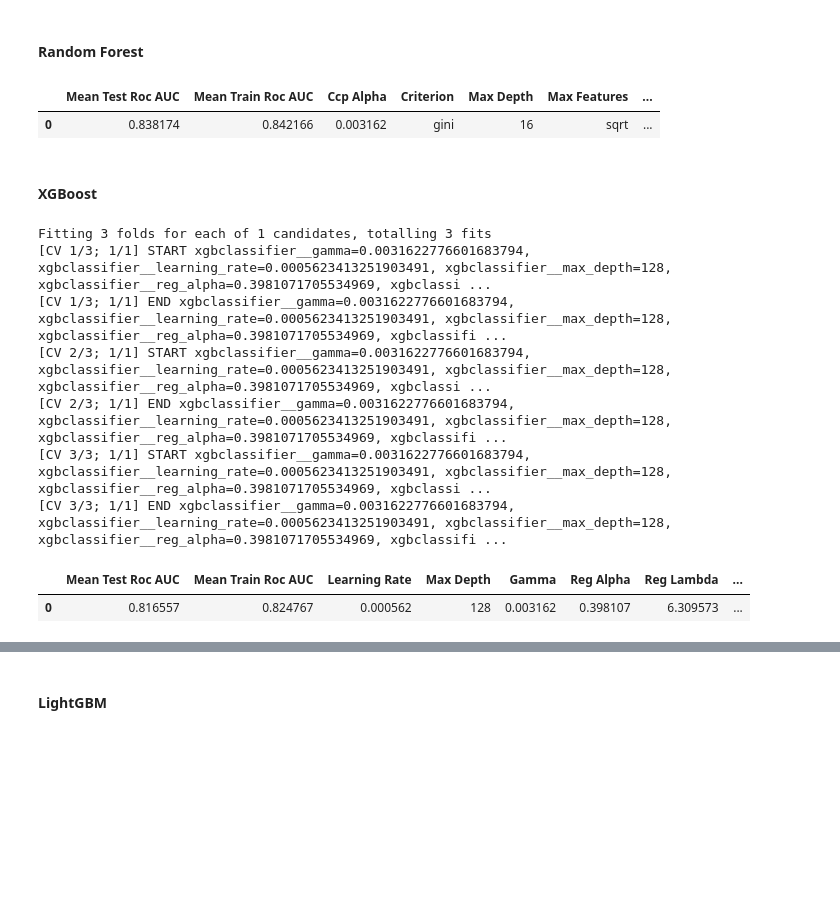
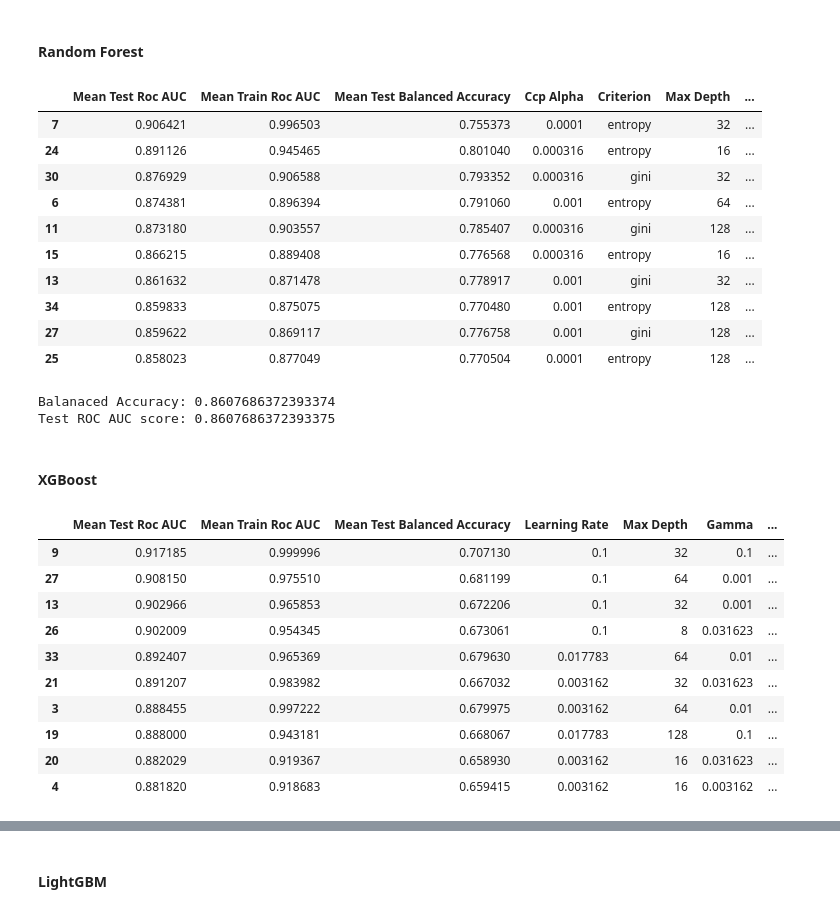
Before and after one commit to lucasdetoledo4/ML-UFSC, a Jupyter notebook: fraud_detection_V1.ipynb, the cells around one changed output, grey strips where cells are left out. Cells and saved outputs as stored; diff of their text form; code cells hidden in the pictures; blank space fills up the shorter version.

```diff
--- a/fraud_detection_V1.ipynb
+++ b/fraud_detection_V1.ipynb
@@ -498,7 +505,7 @@ def randomized_search(clf, param_grid, X_train, y_train):
                             pipe,
                             param_grid,
                             cv=3,
-                            n_iter=1,
+                            n_iter=35,
                             scoring=['balanced_accuracy', 'roc_auc'],
                             refit='roc_auc',
                             return_train_score=True
@@ -529,20 +536,60 @@ def randomized_search(clf, param_grid, X_train, y_train):
 # %%
 param_grid = {
             'randomforestclassifier__ccp_alpha': np.logspace(-4, -2, 5),
             'randomforestclassifier__criterion': ['entropy', 'gini'],
             'randomforestclassifier__max_depth': np.logspace(3, 7, num=5, base=2).astype(int),
             'randomforestclassifier__max_features': ['sqrt', 'log2'],
             'randomforestclassifier__min_samples_leaf': np.logspace(-5, -2, num=4),
             'randomforestclassifier__min_samples_split': np.logspace(-4, -2, num=4),
             }
 
-rf_rs = randomized_search(RandomForestClassifier(class_weight='balanced', random_state=42, n_estimators=100),
+rf_rs = randomized_search(RandomForestClassifier(class_weight='balanced', random_state=42, n_estimators=50),
                                 param_grid,
                                 X_train_reduced_20,
                                 y_train_20)
 # %% [output]
-|  | Mean Test Roc AUC | Mean Train Roc AUC | Ccp Alpha | Criterion | Max Depth | Max Features | ... |
-| 0 | 0.838174 | 0.842166 | 0.003162 | gini | 16 | sqrt | ... |
+|  | Mean Test Roc AUC | Mean Train Roc AUC | Mean Test Balanced Accuracy | Ccp Alpha | Criterion | Max Depth | ... |
+| 7 | 0.906421 | 0.996503 | 0.755373 | 0.0001 | entropy | 32 | ... |
+| 24 | 0.891126 | 0.945465 | 0.801040 | 0.000316 | entropy | 16 | ... |
+| 30 | 0.876929 | 0.906588 | 0.793352 | 0.000316 | gini | 32 | ... |
+| 6 | 0.874381 | 0.896394 | 0.791060 | 0.001 | entropy | 64 | ... |
+| 11 | 0.873180 | 0.903557 | 0.785407 | 0.000316 | gini | 128 | ... |
+| 15 | 0.866215 | 0.889408 | 0.776568 | 0.000316 | entropy | 16 | ... |
+| 13 | 0.861632 | 0.871478 | 0.778917 | 0.001 | gini | 32 | ... |
+| 34 | 0.859833 | 0.875075 | 0.770480 | 0.001 | entropy | 128 | ... |
+| 27 | 0.859622 | 0.869117 | 0.776758 | 0.001 | gini | 128 | ... |
+| 25 | 0.858023 | 0.877049 | 0.770504 | 0.0001 | entropy | 128 | ... |
+# %%
+# Retreinando com todos os dados e testando no conjunto de teste
+rf_best_params = {
+    'ccp_alpha': 0.0001,
+    'criterion': 'entropy',
+    'max_depth': 32,
+    'max_features': 'sqrt',
+    'min_samples_leaf': 0.00001,
+    'min_samples_split': 0.000464,
+    'class_weight': 'balanced',
+    'random_state': 42,
+    'n_estimators': 50
+}
+
+encode_categorical = make_column_transformer(
+    (OneHotEncoder(handle_unknown="ignore"), categorical_selector),
+    (SimpleImputer(strategy='median'), make_column_selector(dtype_include=np.number),)
+    )
+
+pipe = make_pipeline(encode_categorical,
+                    RandomForestClassifier(**rf_best_params))
+
+pipe.fit(pd.concat([X_train_reduced, X_val_reduced]), pd.concat([y_train, y_val]))
+
+y_pred = pipe.predict(X_test)
+
+print(f"Balanaced Accuracy: {balanced_accuracy_score(y_test, y_pred)}")
+print(f"Test ROC AUC score: {roc_auc_score(y_test, y_pred)}")
+# %% [output]
+Balanaced Accuracy: 0.8607686372393374
+Test ROC AUC score: 0.8607686372393375
 # %% [markdown]
 #### XGBoost
 # %%
@@ -558,12 +605,14 @@ param_grid = {
 
 model = randomized_search(XGBClassifier(random_state=42, n_estimators=50, booster='gbtree'), param_grid, X_train_reduced_20, y_train_20)
 # %% [output]
-Fitting 3 folds for each of 1 candidates, totalling 3 fits
-[CV 1/3; 1/1] START xgbclassifier__gamma=0.0031622776601683794, xgbclassifier__learning_rate=0.0005623413251903491, xgbclassifier__max_depth=128, xgbclassifier__reg_alpha=0.3981071705534969, xgbclassi ...
-[CV 1/3; 1/1] END xgbclassifier__gamma=0.0031622776601683794, xgbclassifier__learning_rate=0.0005623413251903491, xgbclassifier__max_depth=128, xgbclassifier__reg_alpha=0.3981071705534969, xgbclassifi ...
-[CV 2/3; 1/1] START xgbclassifier__gamma=0.0031622776601683794, xgbclassifier__learning_rate=0.0005623413251903491, xgbclassifier__max_depth=128, xgbclassifier__reg_alpha=0.3981071705534969, xgbclassi ...
-[CV 2/3; 1/1] END xgbclassifier__gamma=0.0031622776601683794, xgbclassifier__learning_rate=0.0005623413251903491, xgbclassifier__max_depth=128, xgbclassifier__reg_alpha=0.3981071705534969, xgbclassifi ...
-[CV 3/3; 1/1] START xgbclassifier__gamma=0.0031622776601683794, xgbclassifier__learning_rate=0.0005623413251903491, xgbclassifier__max_depth=128, xgbclassifier__reg_alpha=0.3981071705534969, xgbclassi ...
-[CV 3/3; 1/1] END xgbclassifier__gamma=0.0031622776601683794, xgbclassifier__learning_rate=0.0005623413251903491, xgbclassifier__max_depth=128, xgbclassifier__reg_alpha=0.3981071705534969, xgbclassifi ...
-|  | Mean Test Roc AUC | Mean Train Roc AUC | Learning Rate | Max Depth | Gamma | Reg Alpha | Reg Lambda | ... |
-| 0 | 0.816557 | 0.824767 | 0.000562 | 128 | 0.003162 | 0.398107 | 6.309573 | ... |
+|  | Mean Test Roc AUC | Mean Train Roc AUC | Mean Test Balanced Accuracy | Learning Rate | Max Depth | Gamma | ... |
+| 9 | 0.917185 | 0.999996 | 0.707130 | 0.1 | 32 | 0.1 | ... |
+| 27 | 0.908150 | 0.975510 | 0.681199 | 0.1 | 64 | 0.001 | ... |
+| 13 | 0.902966 | 0.965853 | 0.672206 | 0.1 | 32 | 0.001 | ... |
+| 26 | 0.902009 | 0.954345 | 0.673061 | 0.1 | 8 | 0.031623 | ... |
+| 33 | 0.892407 | 0.965369 | 0.679630 | 0.017783 | 64 | 0.01 | ... |
+| 21 | 0.891207 | 0.983982 | 0.667032 | 0.003162 | 32 | 0.031623 | ... |
+| 3 | 0.888455 | 0.997222 | 0.679975 | 0.003162 | 64 | 0.01 | ... |
+| 19 | 0.888000 | 0.943181 | 0.668067 | 0.017783 | 128 | 0.1 | ... |
+| 20 | 0.882029 | 0.919367 | 0.658930 | 0.003162 | 16 | 0.031623 | ... |
+| 4 | 0.881820 | 0.918683 | 0.659415 | 0.003162 | 16 | 0.003162 | ... |
```
Also changed, not shown: parts of 7 cells of this notebook.
